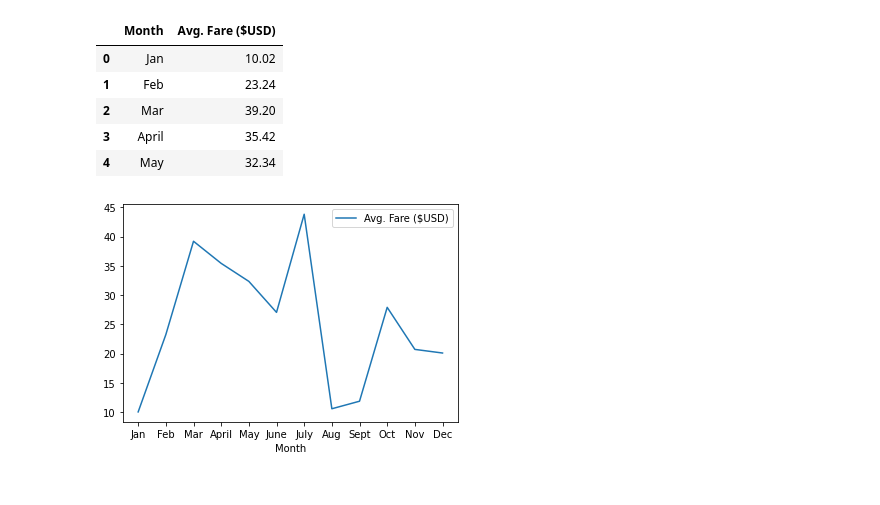
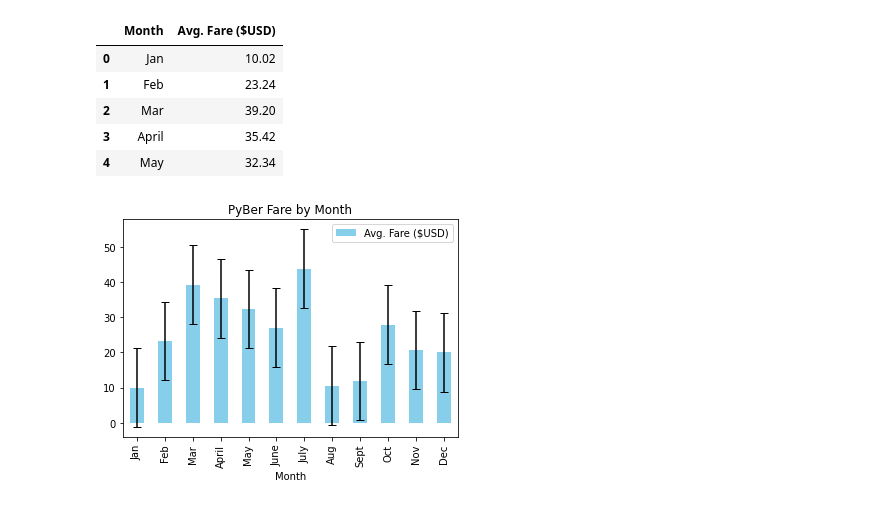
Before and after one commit to kylejohnsonks/PyBer_Analysis, a Jupyter notebook: PyBer_ride_data.ipynb, the cells around one changed output. Drawn from its saved outputs; the diff is of its cells as text; code cells hidden in the pictures.

```diff
--- a/PyBer_ride_data.ipynb
+++ b/PyBer_ride_data.ipynb
@@ -22,11 +26,13 @@ pyber_ride_df.head()
 # %%
 # Set x axis tick marks
 x_axis=np.arange(len(pyber_ride_df))
+y_axis=np.arange(0,60,step=5)
 tick_locations=[value for value in x_axis]
+stdev=stat.stdev(pyber_ride_df["Avg. Fare ($USD)"])
 
-#Plot the data
-pyber_ride_df.plot(x="Month",y="Avg. Fare ($USD)")
-plt.xticks(tick_locations,pyber_ride_df["Month"])
+pyber_ride_df.plot.bar("Month", "Avg. Fare ($USD)",color="skyblue",yerr=stdev,capsize=4,)
+plt.title("PyBer Fare by Month")
+plt.xticks(tick_locations,pyber_ride_df["Month"],rotation=90)
 plt.show()
 # %% [output]
-[figure, old version]
+[figure, new version]
```
Also changed, not shown: parts of 4 cells of this notebook, 4 other files.
